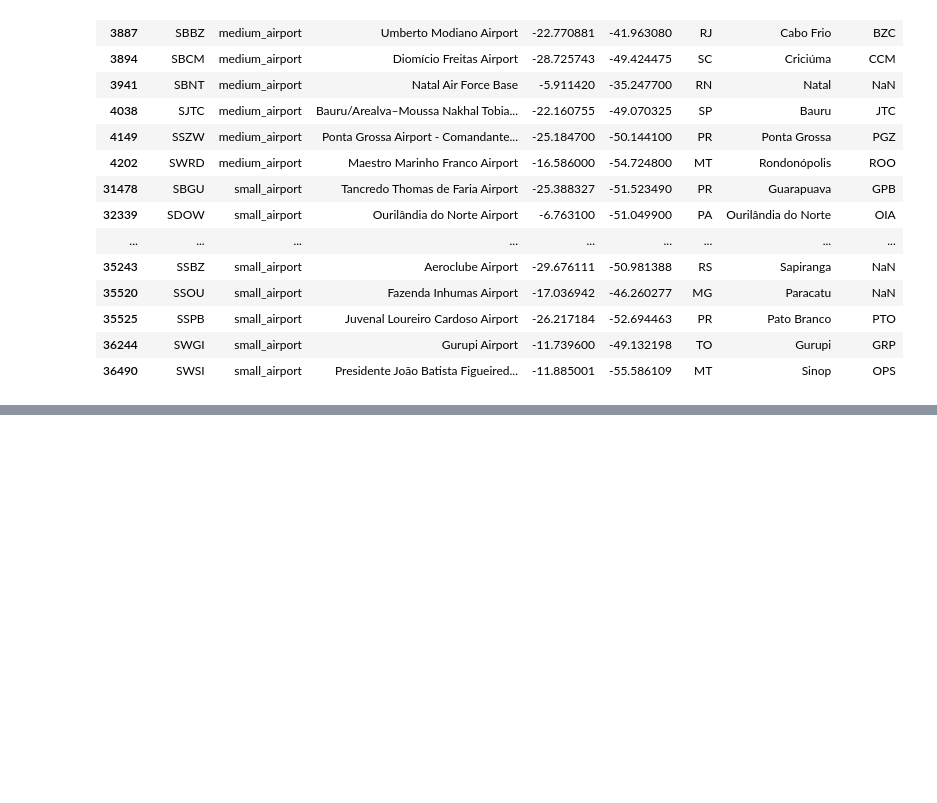
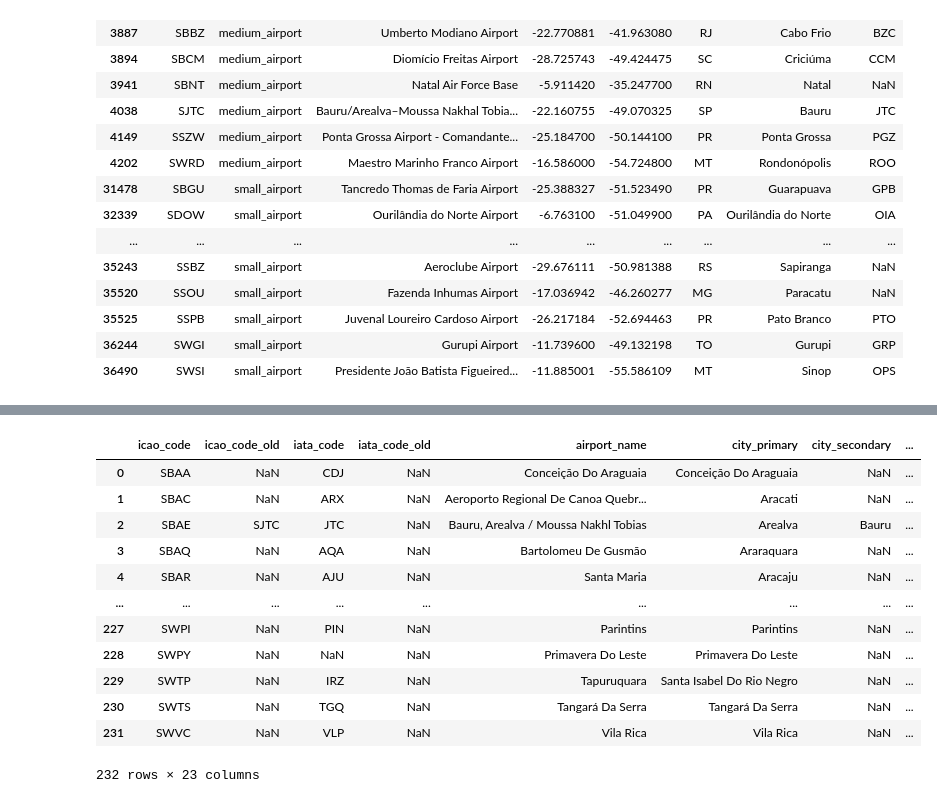
Before and after one commit to fealt/brazilian-regional-airports, a Jupyter notebook: CP_01_airports.ipynb, the cells around one changed output, grey strips where cells are left out. Cells and saved outputs as stored; diff of their text form; code cells hidden in the pictures; blank space fills up the shorter version.

```diff
--- a/CP_01_airports.ipynb
+++ b/CP_01_airports.ipynb
@@ -183,0 +291,6 @@ missing_airports
+# %%
+airports_br = pd.read_csv("./assets/csv/airports_brazil.csv", sep=",")
+# %%
+airports_br['airport_name'] = airports_br['airport_name'].str.title()
+airports_br['city_primary'] = airports_br['city_primary'].str.title()
+airports_br['city_secondary'] = airports_br['city_secondary'].str.title()
@@ -183,0 +306,9 @@ missing_airports
+# %%
+airport_operation = {
+    'VFR Diurno': 0,
+    'VFR Diurno e IFR Diurno': 1,
+    'VFR Diurno e IFR Diurno/Noturno': 2,
+    'VFR Diurno/Noturno': 3,
+    'VFR Diurno/Noturno e IFR Diurno': 4,
+    'VFR Diurno/Noturno e IFR Diurno/Noturno': 5
+}
@@ -183,0 +325,2 @@ missing_airports
+# %%
+airports_br['airport_operation'] = airports_br['airport_operation'].apply(lambda x: airport_operation[x])
@@ -183,0 +337,16 @@ missing_airports
+# %%
+airports_br
+# %% [output]
+|  | icao_code | icao_code_old | iata_code | iata_code_old | airport_name | city_primary | city_secondary | ... |
+| 0 | SBAA | NaN | CDJ | NaN | Conceição Do Araguaia | Conceição Do Araguaia | NaN | ... |
+| 1 | SBAC | NaN | ARX | NaN | Aeroporto Regional De Canoa Quebr... | Aracati | NaN | ... |
+| 2 | SBAE | SJTC | JTC | NaN | Bauru, Arealva / Moussa Nakhl Tobias | Arealva | Bauru | ... |
+| 3 | SBAQ | NaN | AQA | NaN | Bartolomeu De Gusmão | Araraquara | NaN | ... |
+| 4 | SBAR | NaN | AJU | NaN | Santa Maria | Aracaju | NaN | ... |
+| ... | ... | ... | ... | ... | ... | ... | ... | ... |
+| 227 | SWPI | NaN | PIN | NaN | Parintins | Parintins | NaN | ... |
+| 228 | SWPY | NaN | NaN | NaN | Primavera Do Leste | Primavera Do Leste | NaN | ... |
+| 229 | SWTP | NaN | IRZ | NaN | Tapuruquara | Santa Isabel Do Rio Negro | NaN | ... |
+| 230 | SWTS | NaN | TGQ | NaN | Tangará Da Serra | Tangará Da Serra | NaN | ... |
+| 231 | SWVC | NaN | VLP | NaN | Vila Rica | Vila Rica | NaN | ... |
+232 rows × 23 columns
```
Also changed, not shown: parts of 21 cells of this notebook.
